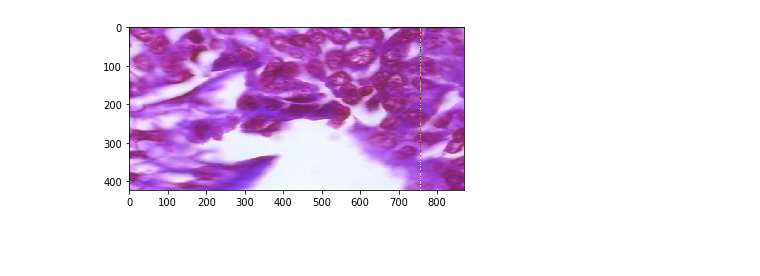
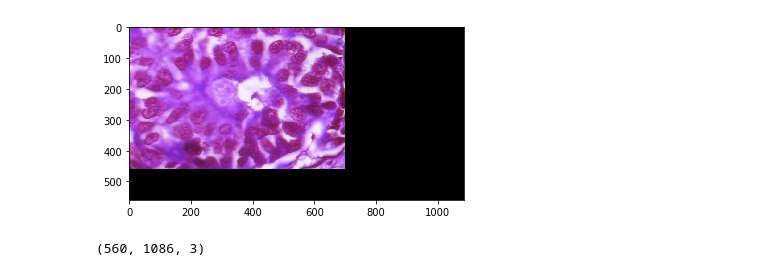
Before and after one commit to wparaujo/visaocomp, a Jupyter notebook: SIFT.ipynb, the cells around one changed output. Saved outputs shown, nothing was run; the diff lists cells and outputs as text; code cells hidden in the pictures; blank space fills up the shorter version.

Commit message:
fix sift stitcher

```diff
--- a/SIFT.ipynb
+++ b/SIFT.ipynb
@@ -1,19 +1,20 @@
 # %%
 import timeit
-import matplotlib.pyplot as plt
 import cv2
 import numpy as np
+import matplotlib.pyplot as plt
+
 
 class Matcher:
     def __init__(self):
-        self.sift = cv2.xfeatures2d.SIFT_create()
+        self.surf = cv2.xfeatures2d.SURF_create()
         index_params = dict(algorithm=0, trees=5)
         search_params = dict(checks=50)
         self.flann = cv2.FlannBasedMatcher(index_params, search_params)
 
     def match(self, i1, i2):
-        image_set_1 = self.get_SIFT_features(i1)
-        image_set_2 = self.get_SIFT_features(i2)
+        image_set_1 = self.get_SURF_features(i1)
+        image_set_2 = self.get_SURF_features(i2)
         matches = self.flann.knnMatch(image_set_2["des"], image_set_1["des"], k=2)
         good = []
         for i, (m, n) in enumerate(matches):
@@ -37,9 +38,9 @@ class Matcher:
             return H
         return None
 
-    def get_SIFT_features(self, im):
+    def get_SURF_features(self, im):
         gray = cv2.cvtColor(im, cv2.COLOR_BGR2GRAY)
-        kp, des = self.sift.detectAndCompute(gray, None)
+        kp, des = self.surf.detectAndCompute(gray, None)
         return {"kp": kp, "des": des}
 
 
@@ -154,9 +155,9 @@ class Stitcher:
             offsetx = abs(int(f1[0]))
 
             # dimension of warped image
-            dsize = (int(ds[0]) + offsetx, int(ds[1]) + offsety)
+            dsize = (int(ds[0]) + offsetx + 100, int(ds[1]) + offsety + 100)
 
-            tmp = cv2.warpPerspective(a, XH, dsize, borderMode=cv2.BORDER_TRANSPARENT)
+            tmp = cv2.warpPerspective(a, XH, dsize)
 
             # punch the image in there
             tmp[
@@ -180,8 +181,7 @@ class Stitcher:
             result = cv2.warpPerspective(
                 imageRight,
                 H,
-                (imageLeft.shape[1] + imageRight.shape[1], imageLeft.shape[0]),
-                borderMode=cv2.BORDER_TRANSPARENT,
+                (imageLeft.shape[1] + imageRight.shape[1], imageLeft.shape[0])
             )
 
             mask = np.zeros((result.shape[0], result.shape[1], 3), dtype="uint8")
@@ -206,8 +206,8 @@ class Stitcher:
 
 
 if __name__ == "__main__":
-    FRAME_WIDTH = 460
-    FRAME_HEIGHT = 460
+#     FRAME_WIDTH = 700
+#     FRAME_HEIGHT = 460
 
     shanghai_files = [
         "img400x_1.png",
@@ -216,24 +216,28 @@ if __name__ == "__main__":
     ]
 
     shanghai = [
-        cv2.resize(cv2.imread(f), (FRAME_WIDTH, FRAME_HEIGHT)) for f in shanghai_files
+#         cv2.resize(cv2.imread(f), (FRAME_WIDTH, FRAME_HEIGHT)) for f in shanghai_files
+#         cv2.resize(cv2.imread(f), f.shape) for f in shanghai_files
+        cv2.imread(f) for f in shanghai_files
     ]
 
-    crop_x_min = 30
-    crop_x_max = 900
-    crop_y_min = 37
-    crop_y_max = 460
+#     crop_x_min = 30
+#     crop_x_max = 1000
+#     crop_y_min = 37
+#     crop_y_max = 1000
 
     s = Stitcher(
         len(shanghai_files),
-        crop_x_min=crop_x_min,
-        crop_x_max=crop_x_max,
-        crop_y_min=crop_y_min,
-        crop_y_max=crop_y_max,
+#         crop_x_min=crop_x_min,
+#         crop_x_max=crop_x_max,
+#         crop_y_min=crop_y_min,
+#         crop_y_max=crop_y_max,
     )
 
     panorama = s.stitch(shanghai)
 
     plt.imshow(panorama)
     plt.show()
+
+    print(panorama.shape)
 # %% [output]
@@ -241 +245,2 @@ stitching took 0.29 seconds.
-[figure, old version]
+[figure, new version]
+(560, 1086, 3)
```
Also changed, not shown: parts of 2 cells of this notebook.
